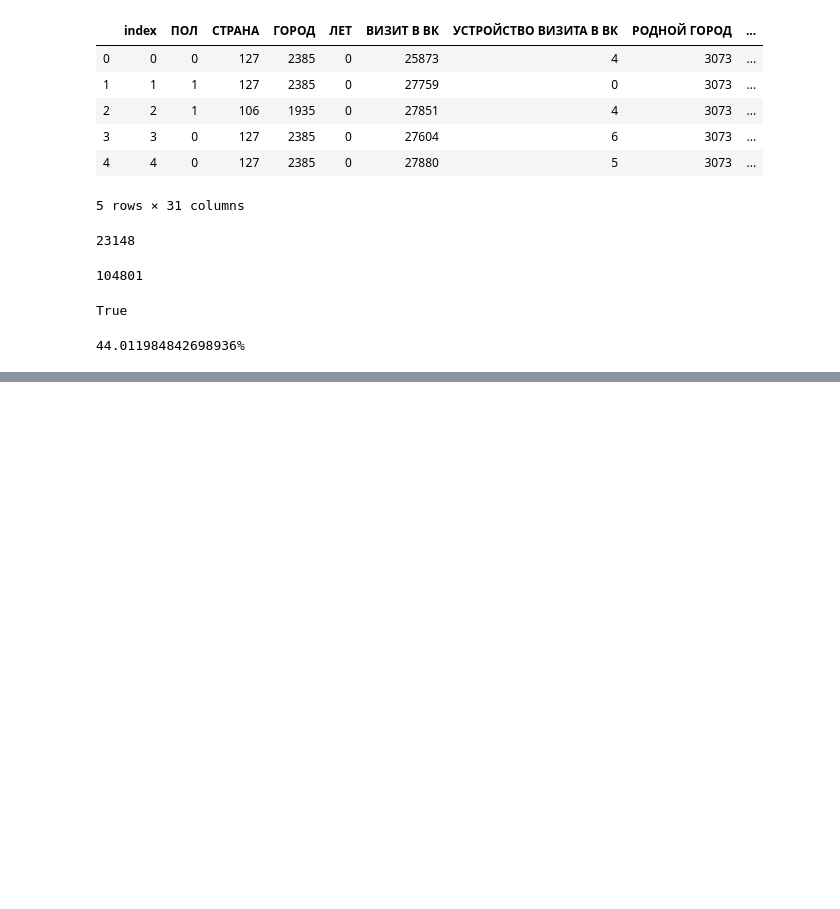
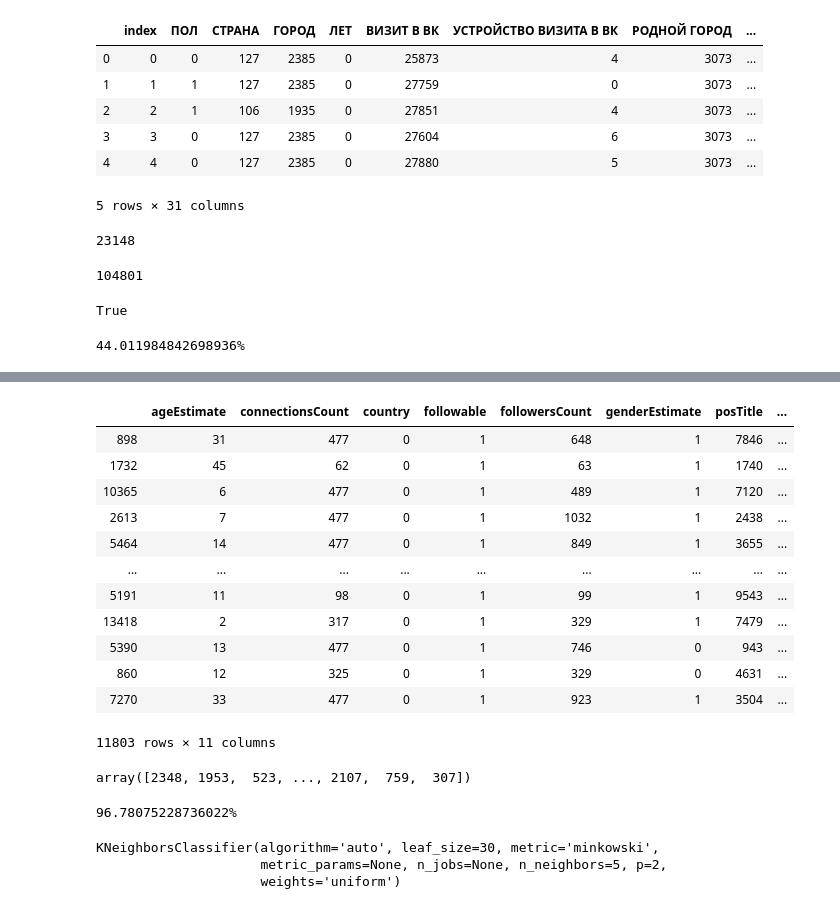
Before and after one commit to Melnikovartem/trud_hack, a Jupyter notebook: artem/working with data.ipynb, the cells around one changed output, grey strips where cells are left out. Saved outputs shown, nothing was run; the diff lists cells and outputs as text; code cells hidden in the pictures; blank space fills up the shorter version.

```diff
--- a/artem/working with data.ipynb
+++ b/artem/working with data.ipynb
@@ -97,3 +97,5 @@ print(str(s/len(y_test) * 100) + "%")
 #если добавлять pipeline
 from sklearn.pipeline import Pipeline
 model_pipeline = Pipeline(steps=[('preprocessorAll',preprocessorForAllColumns),('classifier', model)])
+# %%
+au = pd.read_csv("Train.csv", delimiter=';')
@@ -99,0 +127,30 @@ model_pipeline = Pipeline(steps=[('preprocessorAll',preprocessorForAllColumns),(
+# %%
+au.companyName = au.companyName.replace(np.nan, "No job")
+au.genderEstimate = au.genderEstimate.replace(np.nan, "no info")
+au.startDate = au.startDate.replace(np.nan, "no info")
+au.endDate = au.endDate.replace(np.nan, "no info")
+# %%
+from sklearn import preprocessing
+from collections import defaultdict
+d = defaultdict(preprocessing.LabelEncoder)
+data = au.apply(lambda x: d[x.name].fit_transform(x))
+# %%
+from sklearn.model_selection import train_test_split
+X_train, X_test, y_train, y_test = train_test_split(
+     data.drop(columns = "companyName"), data["companyName"], test_size=0.2, random_state=42)
+# %%
+X_train
+# %% [output]
+|  | ageEstimate | connectionsCount | country | followable | followersCount | genderEstimate | posTitle | ... |
+| 898 | 31 | 477 | 0 | 1 | 648 | 1 | 7846 | ... |
+| 1732 | 45 | 62 | 0 | 1 | 63 | 1 | 1740 | ... |
+| 10365 | 6 | 477 | 0 | 1 | 489 | 1 | 7120 | ... |
+| 2613 | 7 | 477 | 0 | 1 | 1032 | 1 | 2438 | ... |
+| 5464 | 14 | 477 | 0 | 1 | 849 | 1 | 3655 | ... |
+| ... | ... | ... | ... | ... | ... | ... | ... | ... |
+| 5191 | 11 | 98 | 0 | 1 | 99 | 1 | 9543 | ... |
+| 13418 | 2 | 317 | 0 | 1 | 329 | 1 | 7479 | ... |
+| 5390 | 13 | 477 | 0 | 1 | 746 | 0 | 943 | ... |
+| 860 | 12 | 325 | 0 | 1 | 329 | 0 | 4631 | ... |
+| 7270 | 33 | 477 | 0 | 1 | 923 | 1 | 3504 | ... |
+11803 rows × 11 columns
@@ -99,0 +165,19 @@ model_pipeline = Pipeline(steps=[('preprocessorAll',preprocessorForAllColumns),(
+# %%
+y_pred
+# %% [output]
+array([2348, 1953,  523, ..., 2107,  759,  307])
+# %%
+s = 0
+for i, x in enumerate(y_test):
+    if x != y_pred[i]:
+        s+=1
+print(str(s/len(y_test) * 100) + "%")
+# %% [output]
+96.78075228736022%
+# %%
+#обучаем на всем train
+model.fit(data.drop(columns = "companyName"), data["companyName"])
+# %% [output]
+KNeighborsClassifier(algorithm='auto', leaf_size=30, metric='minkowski',
+                     metric_params=None, n_jobs=None, n_neighbors=5, p=2,
+                     weights='uniform')
```
Also changed, not shown: parts of 14 cells of this notebook, 1 other file.
